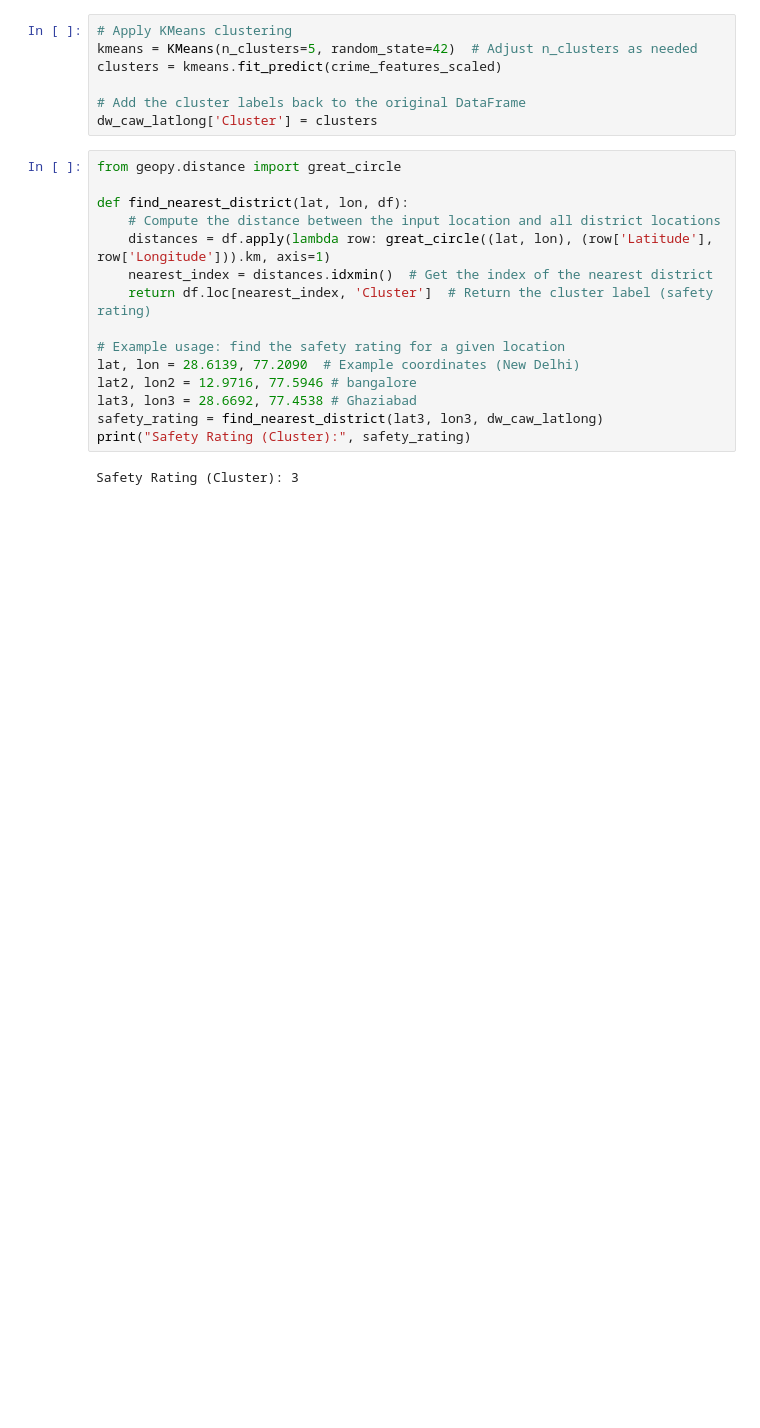
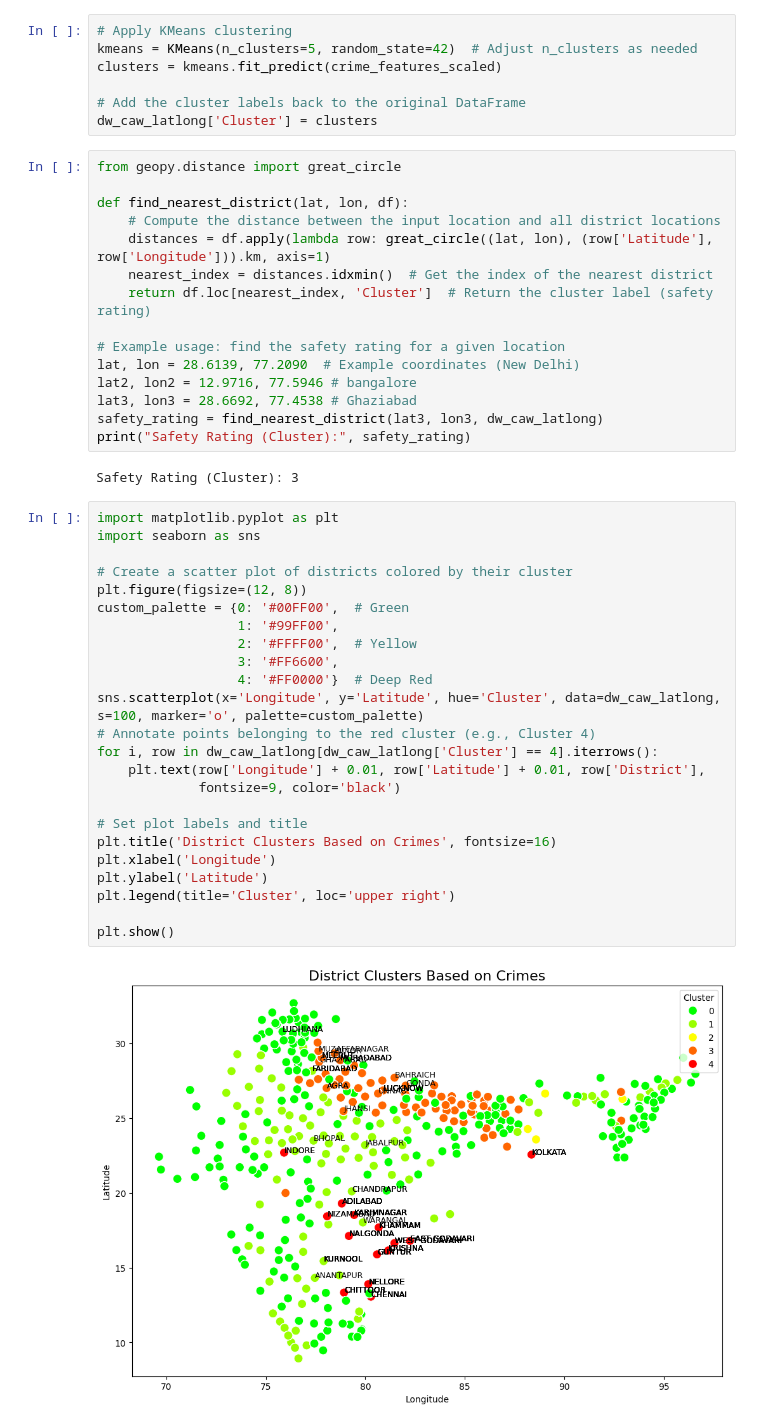
Before and after one commit to monster-migrate/CrimeAnalytics, a Jupyter notebook: init.ipynb, the cells around one changed output. Cells and saved outputs as stored; diff of their text form; blank space fills up the shorter version.

```diff
--- a/init.ipynb
+++ b/init.ipynb
@@ -71,3 +71,29 @@ safety_rating = find_nearest_district(lat3, lon3, dw_caw_latlong)
 print("Safety Rating (Cluster):", safety_rating)
 # %% [output]
 Safety Rating (Cluster): 3
+# %%
+import matplotlib.pyplot as plt
+import seaborn as sns
+
+# Create a scatter plot of districts colored by their cluster
+plt.figure(figsize=(12, 8))
+custom_palette = {0: '#00FF00',  # Green
+                  1: '#99FF00',
+                  2: '#FFFF00',  # Yellow
+                  3: '#FF6600',
+                  4: '#FF0000'}  # Deep Red
+sns.scatterplot(x='Longitude', y='Latitude', hue='Cluster', data=dw_caw_latlong, s=100, marker='o', palette=custom_palette)
+# Annotate points belonging to the red cluster (e.g., Cluster 4)
+for i, row in dw_caw_latlong[dw_caw_latlong['Cluster'] == 4].iterrows():
+    plt.text(row['Longitude'] + 0.01, row['Latitude'] + 0.01, row['District'],
+             fontsize=9, color='black')
+
+# Set plot labels and title
+plt.title('District Clusters Based on Crimes', fontsize=16)
+plt.xlabel('Longitude')
+plt.ylabel('Latitude')
+plt.legend(title='Cluster', loc='upper right')
+
+plt.show()
+# %% [output]
+[figure, added]
```
Also changed, not shown: parts of 6 cells of this notebook, 4 other files.
